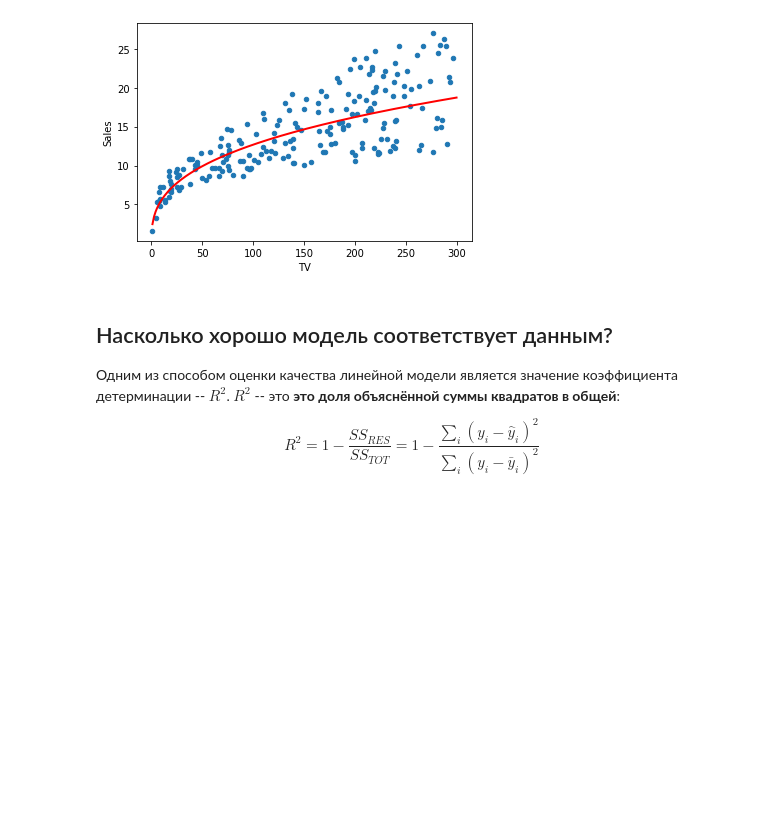
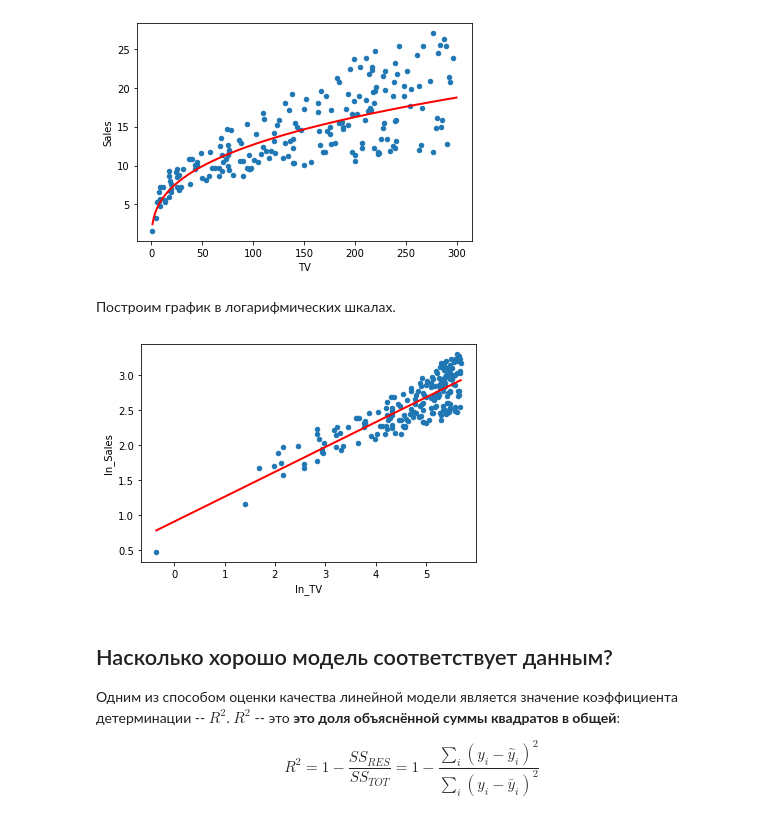
Before and after one commit to dragondangun/SL-and-ML, a Jupyter notebook: Linear Regression/1st part/Linear Regression.ipynb, the cells around one changed output. Saved outputs shown, nothing was run; the diff lists cells and outputs as text; code cells hidden in the pictures; blank space fills up the shorter version.

Commit message:
ln_Sales(ln_Tv) scatterplot

```diff
--- a/Linear Regression/1st part/Linear Regression.ipynb
+++ b/Linear Regression/1st part/Linear Regression.ipynb
@@ -304,6 +304,20 @@ plt.plot(xs, preds, c='red', linewidth=2)
 plt.show()
 # %% [output]
 [figure]
+# %% [markdown]
+Построим график в логарифмических шкалах.
+# %%
+X_new = pd.DataFrame({'ln_TV': [data.ln_TV.min(), data.ln_TV.max()]})
+preds = lnm.predict(X_new)
+
+# first, plot the observed data
+data.plot(kind='scatter', x='ln_TV', y='ln_Sales')
+
+# then, plot the least squares line
+plt.plot(X_new, preds, c='red', linewidth=2)
+plt.show()
+# %% [output]
+[figure, added]
 # %% [markdown]
 ## Насколько хорошо модель соответствует данным?
 
```
Also changed, not shown: parts of 1 cell of this notebook.
